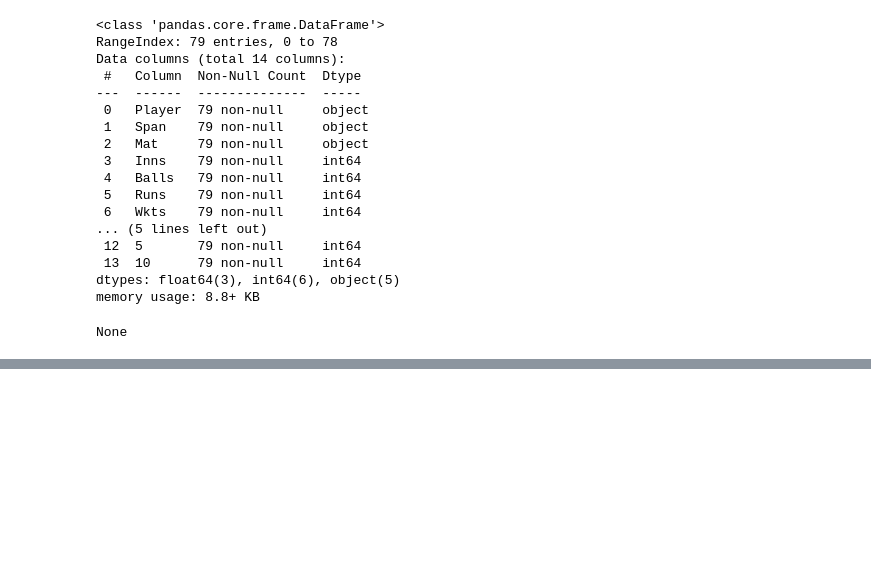
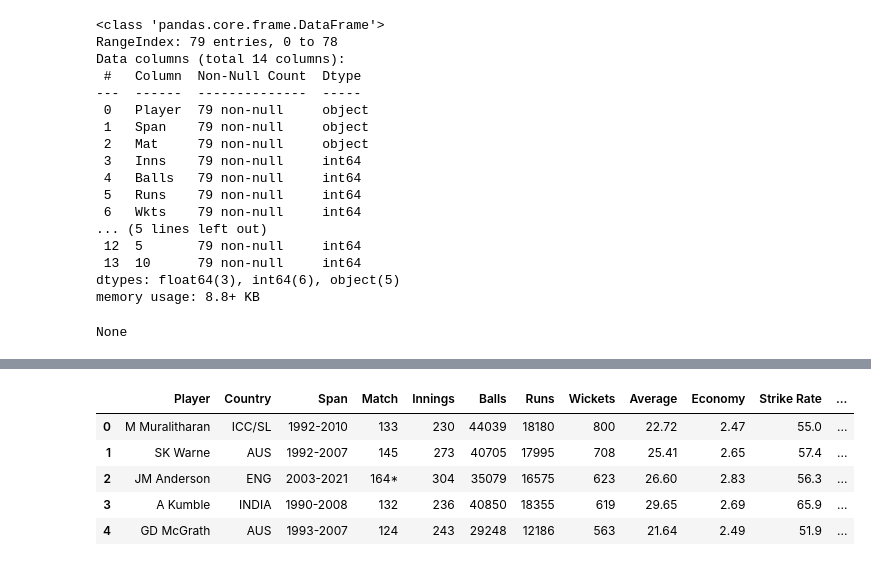
Before and after one commit to IshratShamiemAnanta/test_cricket_analysis, a Jupyter notebook: test_cricket_analysis.ipynb, the cells around one changed output, grey strips where cells are left out. Drawn from its saved outputs; the diff is of its cells as text; code cells hidden in the pictures; blank space fills up the shorter version.

```diff
--- a/test_cricket_analysis.ipynb
+++ b/test_cricket_analysis.ipynb
@@ -108,0 +117,4 @@ display(df.head())
+# %%
+df = pd.concat([df, df_player], axis = 1)
+
+display(df.head())
@@ -108,0 +128,3 @@ display(df.head())
+# %%
+df = df.drop('Player', axis = 1)
+display(df.head())
@@ -108,0 +138,3 @@ display(df.head())
+# %%
+df = df.rename(columns={0:'Player',1:'Country'})
+display(df.head())
@@ -108,0 +148,3 @@ display(df.head())
+# %%
+df['Country'] = df['Country'].str.replace(")","")
+display(df.head())
@@ -108,0 +158,12 @@ display(df.head())
+# %%
+new_col_sequence = ['Player', 'Country','Span','Match','Innings','Balls','Runs','Wickets','Average','Economy','Strike Rate','5 wickets/match','10 wickets/match']
+
+df = df[new_col_sequence]
+display(df.head())
+# %% [output]
+|  | Player | Country | Span | Match | Innings | Balls | Runs | Wickets | Average | Economy | Strike Rate | ... |
+| 0 | M Muralitharan | ICC/SL | 1992-2010 | 133 | 230 | 44039 | 18180 | 800 | 22.72 | 2.47 | 55.0 | ... |
+| 1 | SK Warne | AUS | 1992-2007 | 145 | 273 | 40705 | 17995 | 708 | 25.41 | 2.65 | 57.4 | ... |
+| 2 | JM Anderson | ENG | 2003-2021 | 164* | 304 | 35079 | 16575 | 623 | 26.60 | 2.83 | 56.3 | ... |
+| 3 | A Kumble | INDIA | 1990-2008 | 132 | 236 | 40850 | 18355 | 619 | 29.65 | 2.69 | 65.9 | ... |
+| 4 | GD McGrath | AUS | 1993-2007 | 124 | 243 | 29248 | 12186 | 563 | 21.64 | 2.49 | 51.9 | ... |
```
Also changed, not shown: parts of 28 cells of this notebook.
